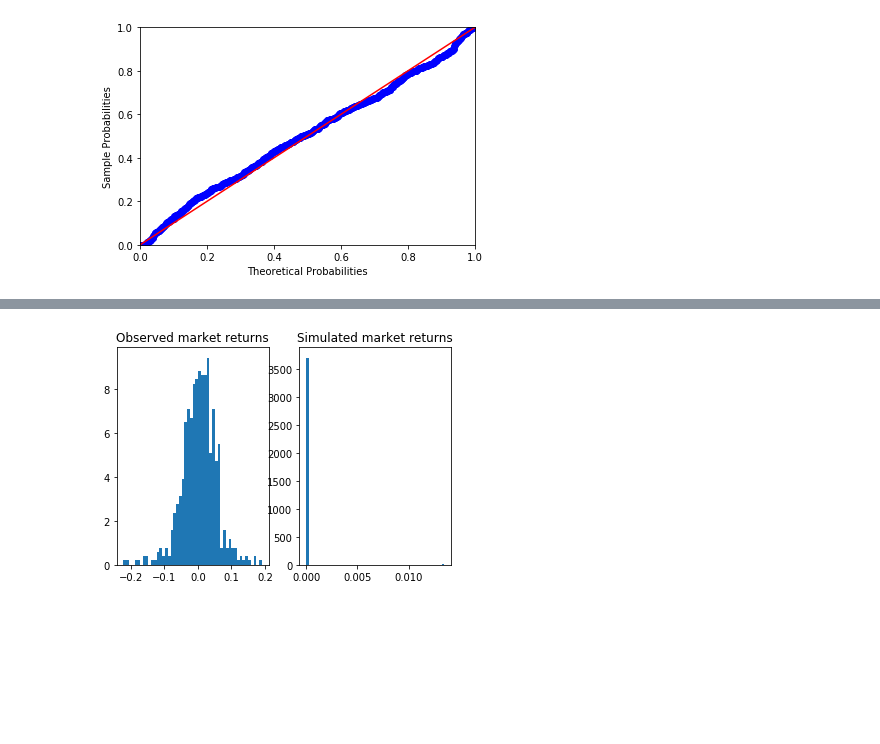
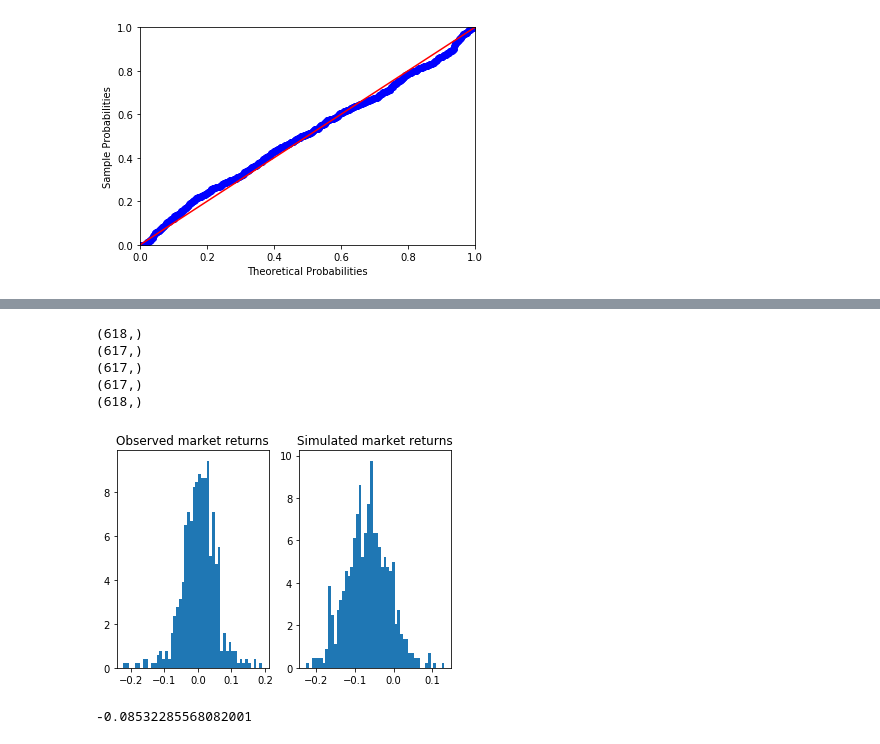
Before and after one commit to oliverwsd/Finance, a Jupyter notebook: set4.ipynb, the cells around one changed output, grey strips where cells are left out. Saved outputs shown, nothing was run; the diff lists cells and outputs as text; code cells hidden in the pictures; blank space fills up the shorter version.

```diff
--- a/set4.ipynb
+++ b/set4.ipynb
@@ -311,36 +310,46 @@ E_rf[23] is 0.0028463513018669342
 # %%
 # Task 4: Simulate an ARMA(1, 1) model
 # ------------------------------------
 
 sigma2_epsilon = 0.00257654   # Do not change this line
 
 # Simulate the ARMA(1, 1) model for market excess returns. Draw \epsilon_t from a
 # normal distribution with mean 0 and variance 'sigma2_epsilon', using numpy's
 # np.random.normal(...) function. Then, plug these draws into the model equation (1).
 
 # r_t = \alpha + \beta * r_{t-1} + \epsilon_t + \theta * \epsilon_{t-1}   (1)
 
 np.random.seed(100)  # Do not change this line. Makes the generated random number repeatable. Every time you call
                      # this line, the same sequence of random number will be drawn afterwards.
 rm_excess_sim = np.zeros((factors.shape[0],))
 rm_excess_sim[0] = 0   # Do not change this line. Consider this as r_0 = 0.
-
-rm_excess_sim[-1] = factors['rm_excess'].iloc[-1]
+print(rm_excess_sim.shape)
 # 将ARMA for market excess return的数值代入np.zeros, plot计次数
-epsilon = np.random.normal(0,np.sqrt(sigma2_epsilon),factors.shape[0])
-
-rm_excess_sim =
-
+epsilon = np.random.normal(0,np.sqrt(sigma2_epsilon),factors.shape[0]-1)
+print(epsilon.shape)
+print(X1['rm_excess'].shape)
+print(tilde.shape)
+sim =np.dot(X1, np.asarray(arma_model_rm_excess.params[1:])) + epsilon + arma_model_rm_excess.params[0]
+rm_excess_sim = np.insert(sim,0,values=np.array([[0]]),axis=0)
+print(rm_excess_sim.shape)
 # Plot histograms of actual and simulated market excess returns
 fig, ax = plt.subplots(1, 2)
 ax[0].hist(factors['rm_excess'].values, bins = 50, density = True)
 ax[0].set_title("Observed market returns")
 ax[1].hist(rm_excess_sim, bins = 50, density = True)
 ax[1].set_title("Simulated market returns")
 plt.show()
 
+print(rm_excess_sim[23])
+
 # Check of intermediate result (4):
 #
 # HINT: Check for yourself: rm_excess_sim[23] should be -0.0406  (rounded to 4 digits)
 # %% [output]
+(618,)
+(617,)
+(617,)
+(617,)
+(618,)
-[figure, old version]
+[figure, new version]
+-0.08532285568082001
```
Also changed, not shown: parts of 4 cells of this notebook.
